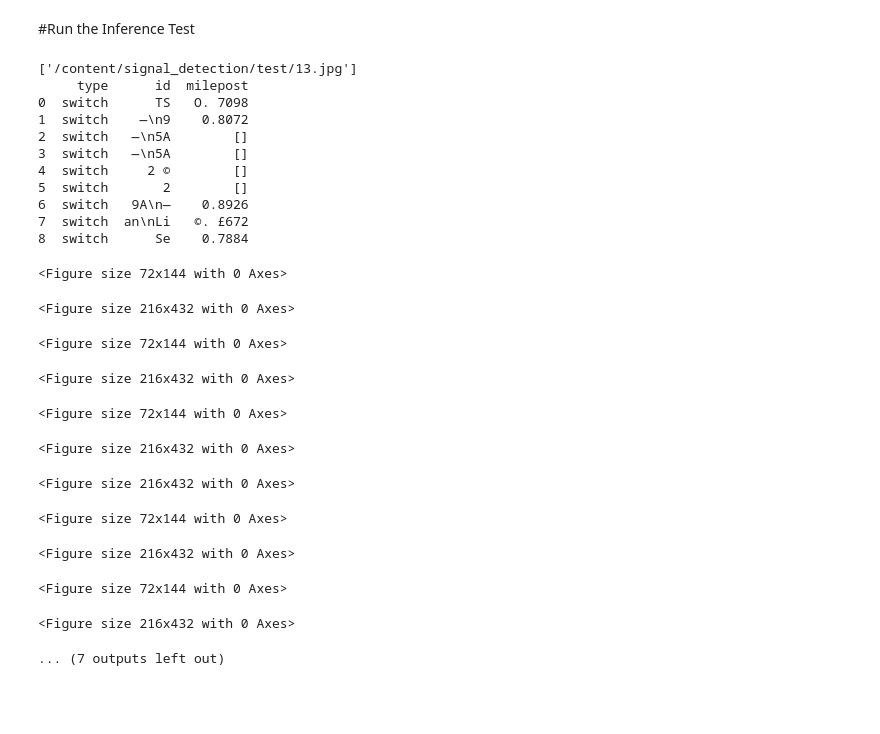
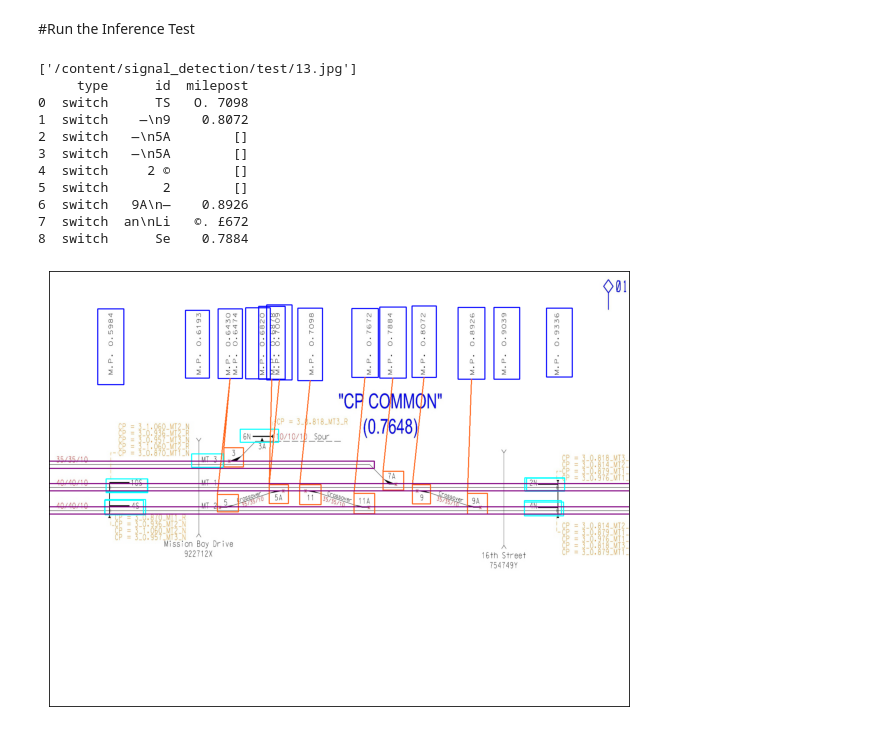
Before and after one commit to trainchart-ai/signal_detection, a Jupyter notebook: signal_detection_framework.ipynb, the cells around one changed output. Saved outputs shown, nothing was run; the diff lists cells and outputs as text; code cells hidden in the pictures; blank space fills up the shorter version.

```diff
--- a/signal_detection_framework.ipynb
+++ b/signal_detection_framework.ipynb
@@ -332,8 +332,8 @@ for image_path in TEST_IMAGE_PATHS:
         ymin, xmin, ymax, xmax = box
         y,h,x,w =  np.int64(ymin), np.int64(ymax),np.int64(xmin), np.int64(xmax)
         crop_img = image_to_crop[h-10:w+10,y-10:x+10]
-        plt.figure(figsize=(1,2))
-        #plt.imshow(crop_img)
+        # plt.figure(figsize=(1,2))
+        # plt.imshow(crop_img)
         for b in m_box:
             ymin, xmin, ymax, xmax = b
             a,b,c,d = np.int64(ymin), np.int64(ymax),np.int64(xmin), np.int64(xmax)
@@ -347,7 +347,6 @@ for image_path in TEST_IMAGE_PATHS:
                 cv2.line(image_np, (y,w), (mid_milepost_x,b), (256,100,25), 2)
               crop_ml = image_to_crop[b-5:d+5,a+5:c-5]
               r_img = cv2.rotate(crop_ml, cv2.ROTATE_90_CLOCKWISE)
-              plt.figure(figsize=(3,6))
               if '\n' in milestone_preprocess(r_img):
                 milepost.append(milestone_preprocess(r_img).split('\ ')[4:14])
               else:
@@ -361,42 +360,34 @@ for image_path in TEST_IMAGE_PATHS:
       wtt = wabtec_track.WabTecTrack(file_name='color_img.jpg')
       tracks = wtt.get_lines()
       for track in tracks:
         (x1,y1) = track.point_one()
         (x2,y2) = track.point_two()
         cv2.rectangle(image_np, (x1-10, y1-10), (x2+10, y2+10), (128, 0, 128), 2)
 
     #print(category_index)
     #print(d_classes)
     #print(m_box)
     plt.figure(figsize=IMAGE_SIZE)
     plt.imshow(image_np)
+    plt.xticks([])
+    plt.yticks([])
+
 
 dict = {'type': s_type, 'id':s_id, 'milepost':milepost}
 df = pd.DataFrame(dict)
 print(df)
 # df.to_csv (r'extracted_data.csv', index = False, header=True)
 # files.download('extracted_data.csv')
 # %% [output]
 ['/content/signal_detection/test/13.jpg']
      type      id  milepost
 0  switch      TS   O. 7098
 1  switch    —\n9    0.8072
 2  switch   —\n5A        []
 3  switch   —\n5A        []
 4  switch     2 ©        []
 5  switch       2        []
 6  switch   9A\n—    0.8926
 7  switch  an\nLi   ©. £672
 8  switch      Se    0.7884
-<Figure size 72x144 with 0 Axes>
-<Figure size 216x432 with 0 Axes>
-<Figure size 72x144 with 0 Axes>
-<Figure size 216x432 with 0 Axes>
-<Figure size 72x144 with 0 Axes>
-<Figure size 216x432 with 0 Axes>
-<Figure size 216x432 with 0 Axes>
-<Figure size 72x144 with 0 Axes>
-<Figure size 216x432 with 0 Axes>
-<Figure size 72x144 with 0 Axes>
-<Figure size 216x432 with 0 Axes>
-... (7 outputs left out)
+[figure, added]
```
Also changed, not shown: parts of 1 cell of this notebook.
